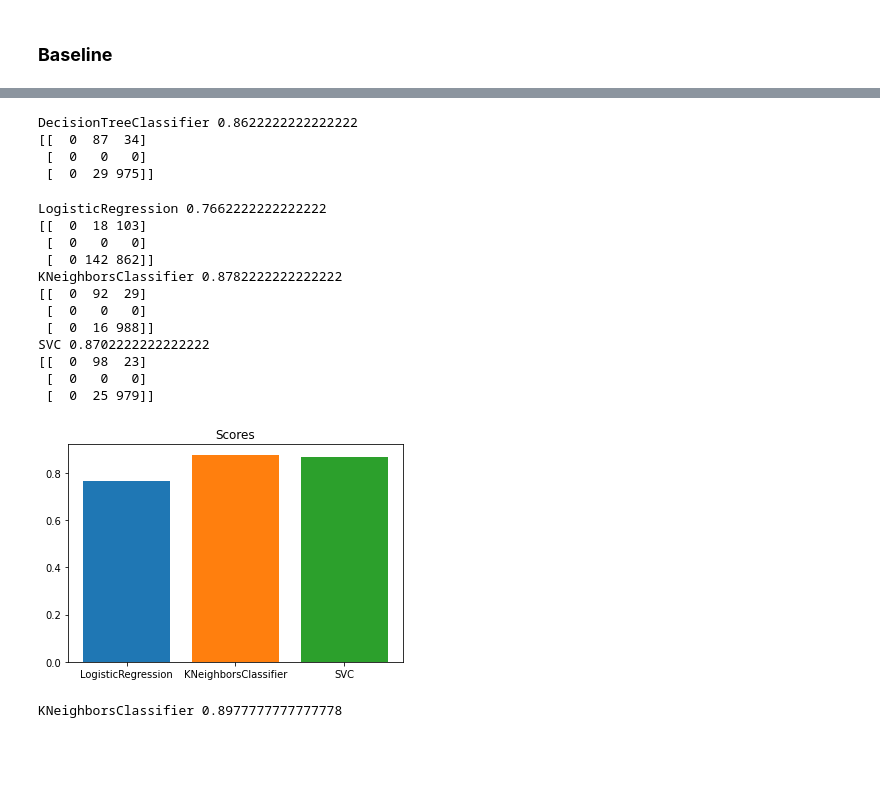
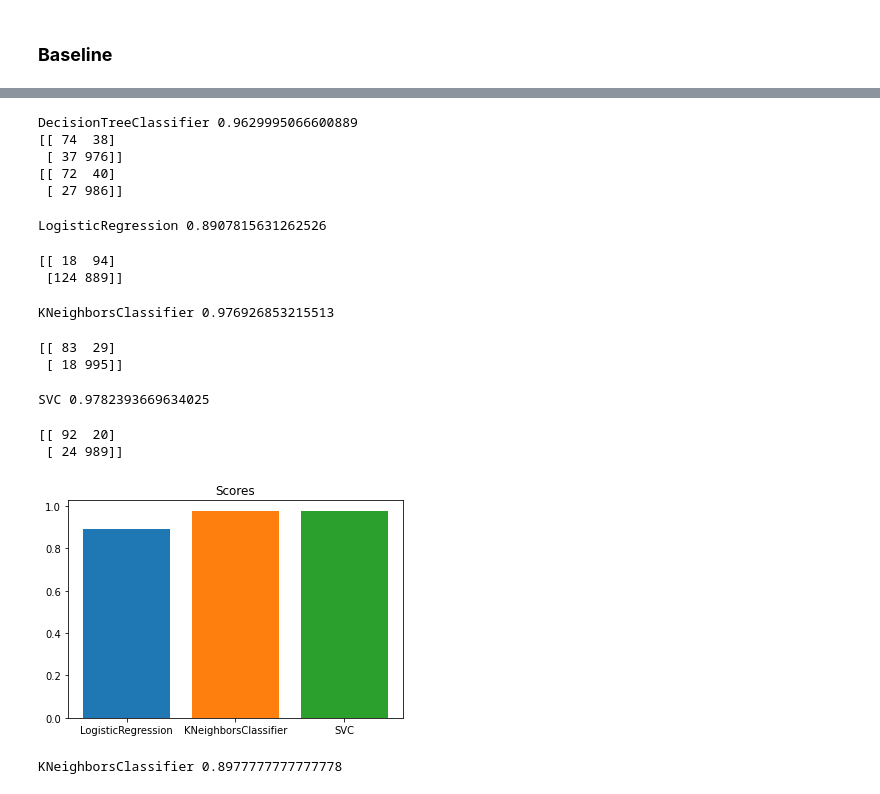
Before and after one commit to opopiol/ML_project, a Jupyter notebook: model.ipynb, the cells around one changed output, grey strips where cells are left out. Drawn from its saved outputs; the diff is of its cells as text; code cells hidden in the pictures; blank space fills up the shorter version.

```diff
--- a/model.ipynb
+++ b/model.ipynb
@@ -347,52 +345,51 @@ def decisiontree_clf():
     dtc_clf = DecisionTreeClassifier().fit(X, y)
     dtc_clf.fit(X_train, y_train)
     y_pred = dtc_clf.predict(X_test)
-    dtc_clf_score = accuracy_score(y_test, y_pred)
+    dtc_clf_score = f1_score(y_test, y_pred)
     print(dtc_clf.__class__.__name__, dtc_clf_score)
     get_confusion_matrix(dtc_clf)
 
 decisiontree_clf()
 # %% [output]
-DecisionTreeClassifier 0.8622222222222222
-[[  0  87  34]
- [  0   0   0]
- [  0  29 975]]
+DecisionTreeClassifier 0.9629995066600889
+[[ 74  38]
+ [ 37 976]]
+[[ 72  40]
+ [ 27 986]]
 # %%
 log_clf = LogisticRegression(random_state=0, max_iter = 1000)
 knn_clf = KNeighborsClassifier()
 svm_clf = SVC()
 #voting_clf = VotingClassifier()
 
 clf_list = [log_clf, knn_clf, svm_clf]
 
 def clf_scores(list):
   """This function returns scores and plot with scores of the classifiers given in the list
     :param list: list of classifiers
     :return: print(clf.__class__.__name__, accuracy_score(y_test, y_pred)): scores of the classifiers given in the list
     :return: plt.bar(clf.__class__.__name__, accuracy_score(y_test, y_pred)): plot with scores of the classifiers given in the list
     """
   for clf in list:
     clf.fit(X_train, y_train)
     y_pred = clf.predict(X_test)
-    clf_score = accuracy_score(y_test, y_pred)
+    clf_score = f1_score(y_test, y_pred)
     print(clf.__class__.__name__, clf_score)
     get_confusion_matrix(clf)
+
 
     plt.title('Scores')
     plt.bar(clf.__class__.__name__, clf_score);
 
 clf_scores(clf_list)
 # %% [output]
-LogisticRegression 0.7662222222222222
-[[  0  18 103]
- [  0   0   0]
- [  0 142 862]]
-KNeighborsClassifier 0.8782222222222222
-[[  0  92  29]
- [  0   0   0]
- [  0  16 988]]
-SVC 0.8702222222222222
-[[  0  98  23]
- [  0   0   0]
- [  0  25 979]]
+LogisticRegression 0.8907815631262526
+[[ 18  94]
+ [124 889]]
+KNeighborsClassifier 0.976926853215513
+[[ 83  29]
+ [ 18 995]]
+SVC 0.9782393669634025
+[[ 92  20]
+ [ 24 989]]
-[figure, old version]
+[figure, new version]
```
Also changed, not shown: parts of 27 cells of this notebook.
